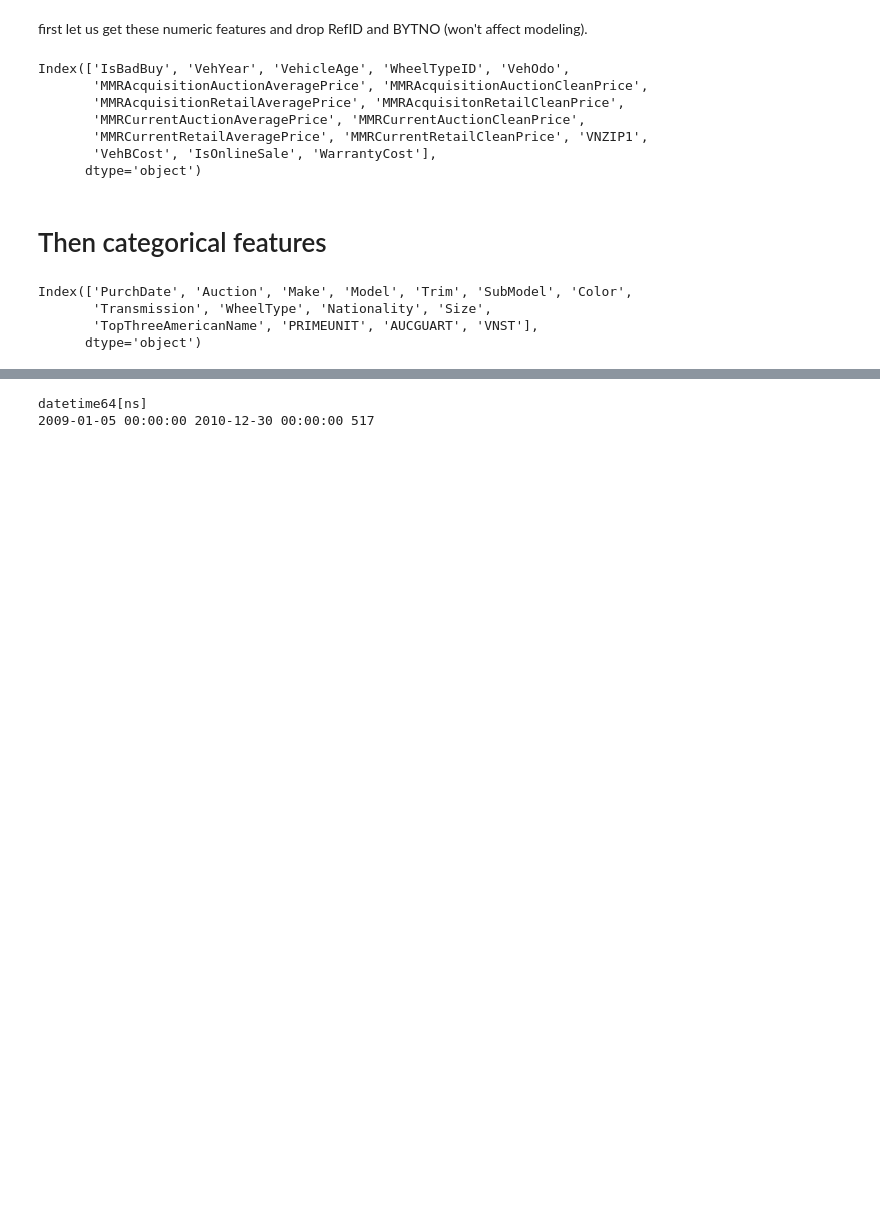
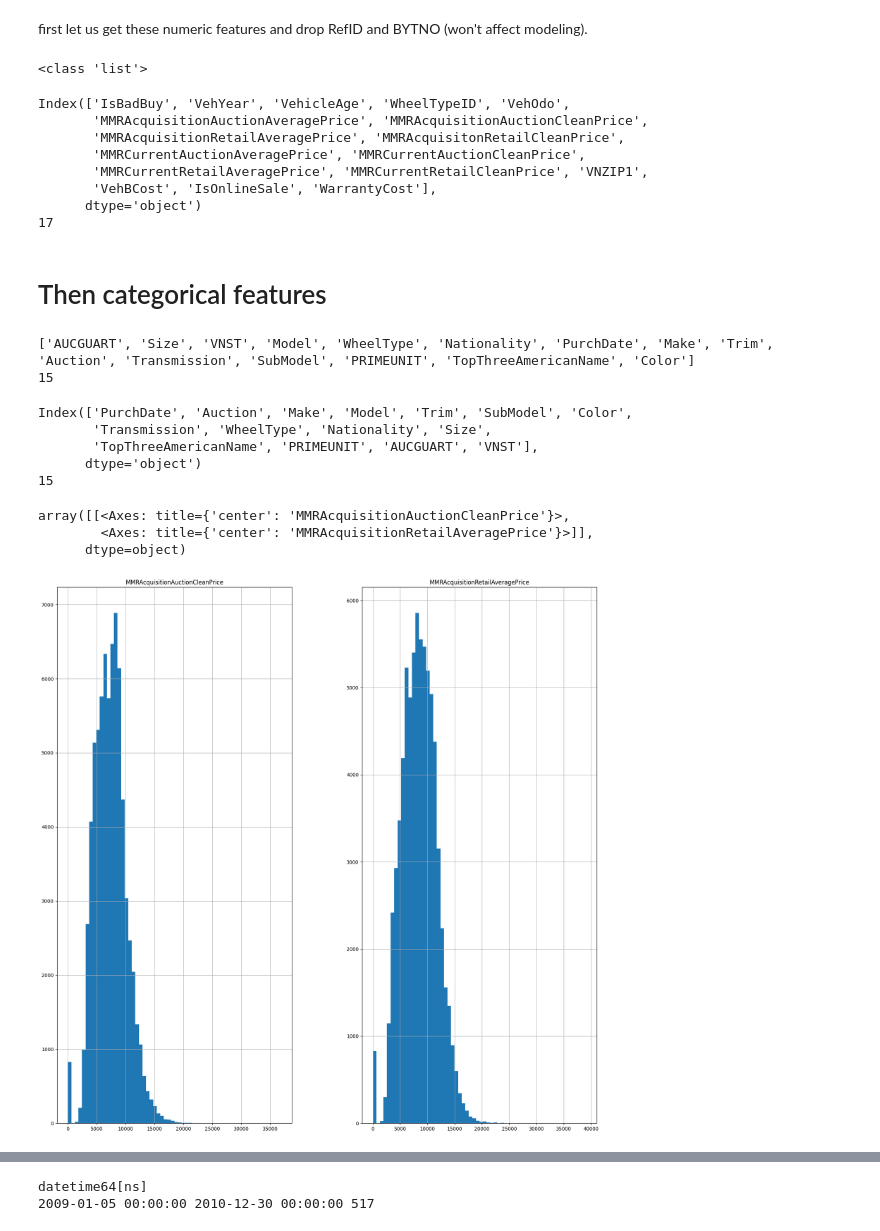
Before and after one commit to guanwang19/auction_prediction, a Jupyter notebook: dont_get_kicked.ipynb, the cells around one changed output, grey strips where cells are left out. Drawn from its saved outputs; the diff is of its cells as text; code cells hidden in the pictures; blank space fills up the shorter version.

```diff
--- a/dont_get_kicked.ipynb
+++ b/dont_get_kicked.ipynb
@@ -98,8 +146,13 @@ WarrantyCost                            Warranty price (term=36month  and millag
 # %% [markdown]
 first let us get these numeric features and drop RefID and BYTNO (won't affect modeling).
+# %%
+print(type(df.select_dtypes(include =['float64', 'int64']).columns.to_list()))
+# %% [output]
+<class 'list'>
 # %%
-num_features = dgk_df.select_dtypes(include =['float64', 'int64']).columns.drop(['RefId','BYRNO']) #inplace is not set yet for drop
+num_features = df.select_dtypes(include =['float64', 'int64']).columns.drop(['RefId','BYRNO']) #inplace is not set yet for drop
 print(num_features)
+print(len(num_features))
 # %% [output]
 Index(['IsBadBuy', 'VehYear', 'VehicleAge', 'WheelTypeID', 'VehOdo',
        'MMRAcquisitionAuctionAveragePrice', 'MMRAcquisitionAuctionCleanPrice',
@@ -108,14 +161,35 @@ Index(['IsBadBuy', 'VehYear', 'VehicleAge', 'WheelTypeID', 'VehOdo',
        'MMRCurrentRetailAveragePrice', 'MMRCurrentRetailCleanPrice', 'VNZIP1',
        'VehBCost', 'IsOnlineSale', 'WarrantyCost'],
       dtype='object')
+17
 # %% [markdown]
 # Then categorical features
+# %%
+
+columns = df.columns.to_list()
+cat_columns = list(set(columns) - set(numeric_features))
+print (cat_columns)
+
+print(len(cat_columns))
+# %% [output]
+['AUCGUART', 'Size', 'VNST', 'Model', 'WheelType', 'Nationality', 'PurchDate', 'Make', 'Trim', 'Auction', 'Transmission', 'SubModel', 'PRIMEUNIT', 'TopThreeAmericanName', 'Color']
+15
 # %%
 
-cat_features = dgk_df.select_dtypes(include =['object', 'datetime64[ns]']).columns
+cat_features = df.select_dtypes(include=['object', 'datetime64[ns]']).columns
 print(cat_features)
+print(len(cat_features))
 # %% [output]
 Index(['PurchDate', 'Auction', 'Make', 'Model', 'Trim', 'SubModel', 'Color',
        'Transmission', 'WheelType', 'Nationality', 'Size',
        'TopThreeAmericanName', 'PRIMEUNIT', 'AUCGUART', 'VNST'],
       dtype='object')
+15
+# %%
+# df['MMRAcquisitionAuctionAveragePrice'].hist(bins=40, range=(0,15000))
+df[num_features[6:8]].hist(figsize=(20,20), bins=60)
+# %% [output]
+array([[<Axes: title={'center': 'MMRAcquisitionAuctionCleanPrice'}>,
+        <Axes: title={'center': 'MMRAcquisitionRetailAveragePrice'}>]],
+      dtype=object)
+[figure, added]
```
Also changed, not shown: parts of 60 cells of this notebook, 6 other files.
